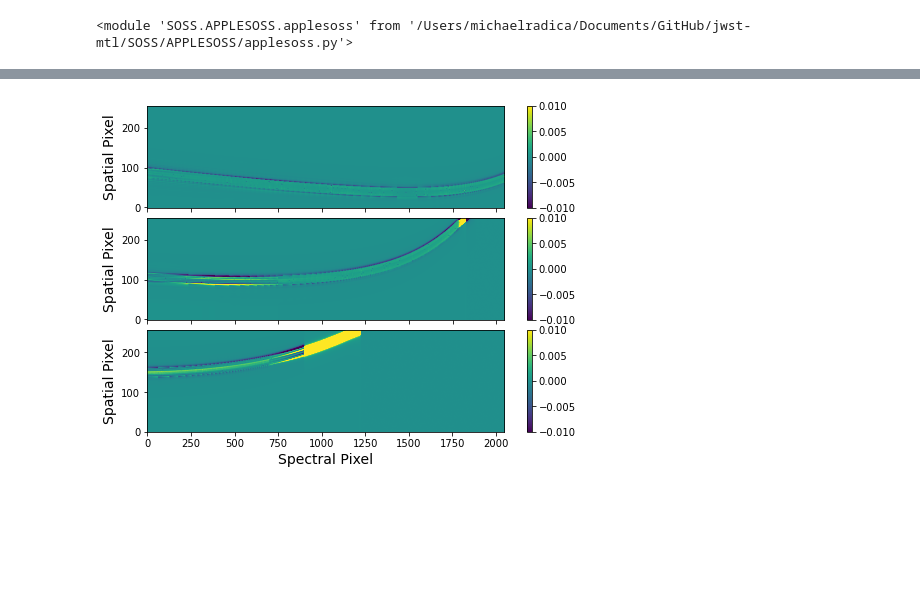
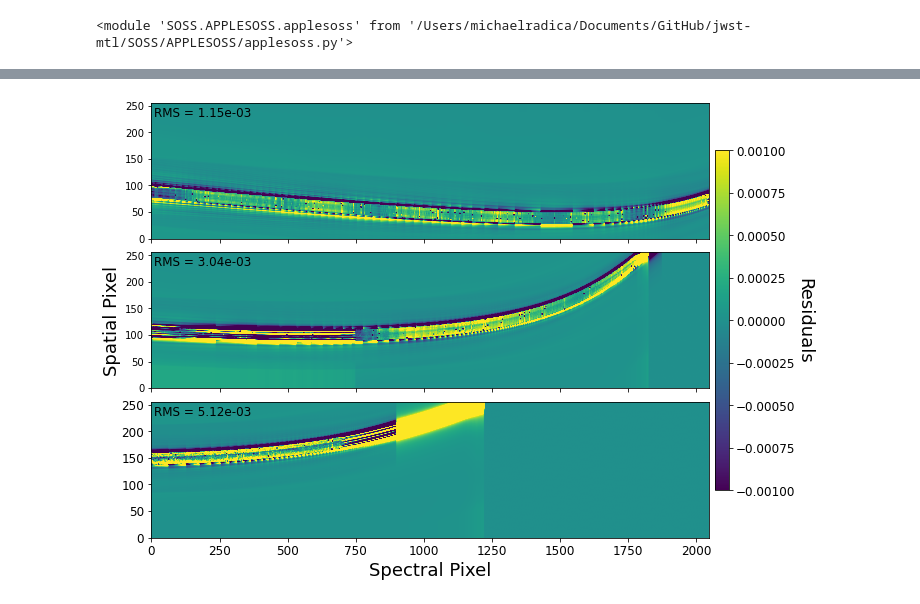
Before and after one commit to njcuk9999/jwst-mtl, a Jupyter notebook: SOSS/APPLESOSS/applesoss_demo.ipynb, the cells around one changed output, grey strips where cells are left out. Saved outputs shown, nothing was run; the diff lists cells and outputs as text; code cells hidden in the pictures; blank space fills up the shorter version.

```diff
--- a/SOSS/APPLESOSS/applesoss_demo.ipynb
+++ b/SOSS/APPLESOSS/applesoss_demo.ipynb
@@ -23,3 +21,6 @@ clear = fits.getdata('Ref_files/simulated_data.fits', 0)
+# %%
+mask = np.load('mask.npy')
+mask = mask[0]
 # %%
 # Open a simulated data set.
 clear = fits.getdata('Ref_files/simulated_data.fits', 0)
@@ -127,34 +136,40 @@ binned_array = array.reshape(256, 4, 2048, 4)
 ref_o3 = binned_array.mean(-1).sum(1)
 # %%
 # Compare the APPLESOSS profiles to the reference profiles.
-fig = plt.figure(figsize=(8, 6), facecolor='white')
-gs = gridspec.GridSpec(3, 1, height_ratios=[1, 1, 1])
+fig, ax = plt.subplots(3, figsize=(10, 8), facecolor='white')
 
-ax1 = plt.subplot(gs[0])
-plt.imshow(spat_prof.order1 - ref_o1, origin='lower', aspect='auto', vmin=-1e-2, vmax=1e-2)
-plt.colorbar()
-ax1.set_ylabel('Spatial Pixel', fontsize=14)
+ax1 = ax[0]
+ax1.imshow(spat_prof.order1 - ref_o1, origin='lower', aspect='auto', vmin=-1e-3, vmax=1e-3)
+rms = np.sqrt(np.nanmean((spat_prof.order1[mask] - ref_o1[mask])**2))
+ax1.text(10, 230, 'RMS = {:.2e}'.format(rms), fontsize=12)
 ax1.xaxis.set_major_formatter(plt.NullFormatter())
+plt.yticks(fontsize=12)
 
-ax2 = plt.subplot(gs[1])
-plt.imshow(spat_prof.order2 - ref_o2, origin='lower', aspect='auto', vmin=-1e-2, vmax=1e-2)
-plt.colorbar()
+ax2 = ax[1]
+aa = ax2.imshow(spat_prof.order2 - ref_o2, origin='lower', aspect='auto', vmin=-1e-3, vmax=1e-3)
+cax = ax2.inset_axes([1.01, -0.75, 0.025, 2.5], transform=ax2.transAxes)
+cbar = plt.colorbar(aa, ax=ax[:], cax=cax)
+cbar.set_label(r'Residuals', rotation=270, fontsize=18, labelpad=18)
+cbar.ax.tick_params(labelsize=12)
+rms = np.sqrt(np.nanmean((spat_prof.order2[mask] - ref_o2[mask])**2))
+ax2.text(10, 230, 'RMS = {:.2e}'.format(rms), fontsize=12)
+
 ax2.xaxis.set_major_formatter(plt.NullFormatter())
-ax2.set_ylabel('Spatial Pixel', fontsize=14)
+ax2.set_ylabel('Spatial Pixel', fontsize=18)
+plt.yticks(fontsize=12)
 
-ax3 = plt.subplot(gs[2])
-plt.imshow(spat_prof.order3 - ref_o3, origin='lower', aspect='auto', vmin=-1e-2, vmax=1e-2)
-plt.colorbar()
-ax3.set_xlabel('Spectral Pixel', fontsize=14)
-ax3.set_ylabel('Spatial Pixel', fontsize=14)
-
-plt.xlim(0, 2048)
-plt.ylim(0, 256)
+ax3 = ax[2]
+ax3.imshow(spat_prof.order3 - ref_o3, origin='lower', aspect='auto', vmin=-1e-3, vmax=1e-3)
+ax3.set_xlabel('Spectral Pixel', fontsize=18)
+rms = np.sqrt(np.nanmean((spat_prof.order3 - ref_o3)**2))
+ax3.text(10, 230, 'RMS = {:.2e}'.format(rms), fontsize=12)
 
 plt.subplots_adjust(hspace=0.1)
+plt.xticks(fontsize=12)
+plt.yticks(fontsize=12)
 plt.show()
 # %% [output]
-[figure, old version]
+[figure, new version]
 # %%
 # Create a SUBSTRIP256 spatial profile reference file
 spat_prof.write_specprofile_reference('SUBSTRIP256')
```
Also changed, not shown: parts of 7 cells of this notebook, 1 other file.
